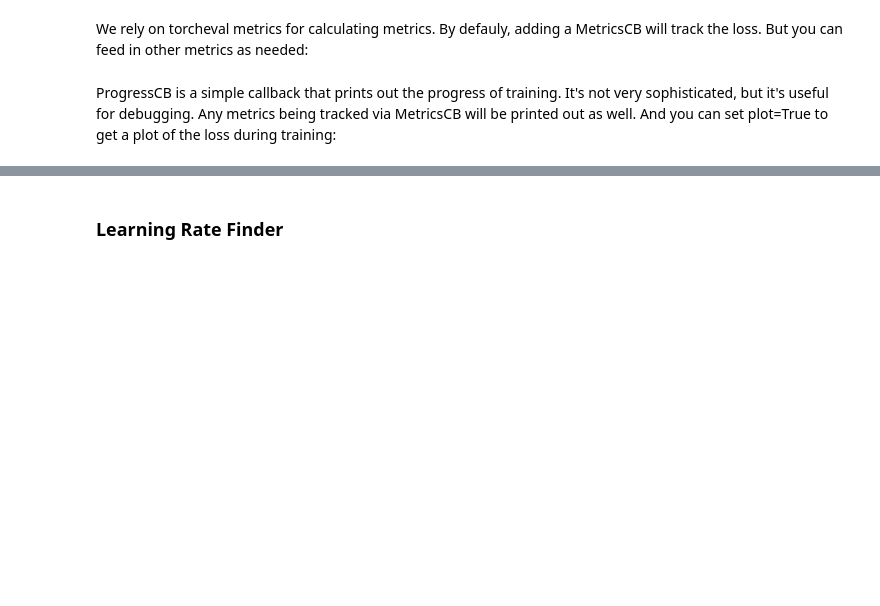
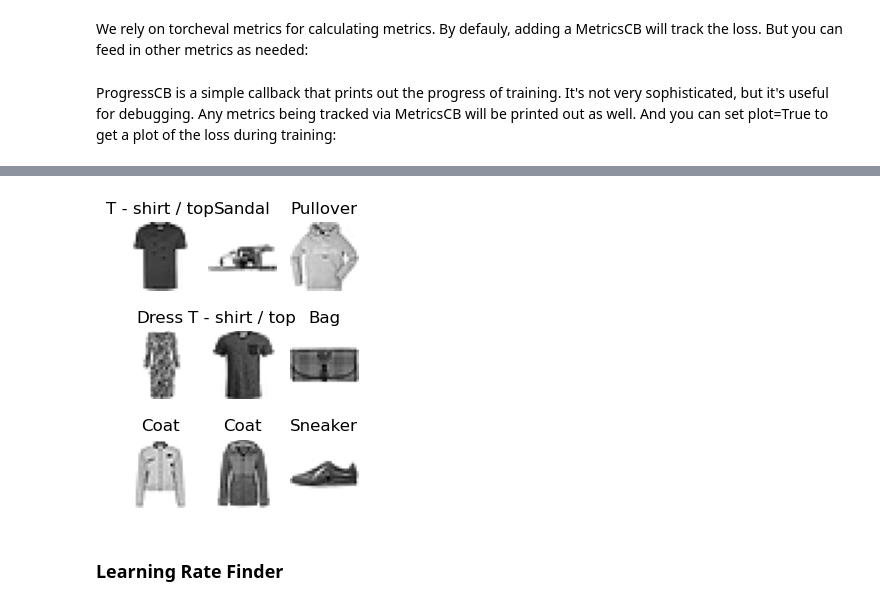
Before and after one commit to fastai/minai, a Jupyter notebook: core.ipynb, the cells around one changed output, grey strips where cells are left out. Cells and saved outputs as stored; diff of their text form; code cells hidden in the pictures; blank space fills up the shorter version.

```diff
--- a/core.ipynb
+++ b/core.ipynb
@@ -354,0 +551,4 @@ class ProgressCB(Callback):
+# %%
+learn = Learner(get_model(), dls, nn.CrossEntropyLoss(), lr=0.05,
+                cbs=cbs, opt_func=opt, epoch_sz=10)
+learn.fit(3, cbs=[ProgressCB()])
@@ -355,3 +576,7 @@ class ProgressCB(Callback):
+# %%
+learn.show_image_batch(figsize=(3,4))
+# %% [output]
+[figure, added]
 # %% [markdown]
 ### Learning Rate Finder
 # %% [markdown]
```
Also changed, not shown: parts of 94 cells of this notebook, 3 other files.
